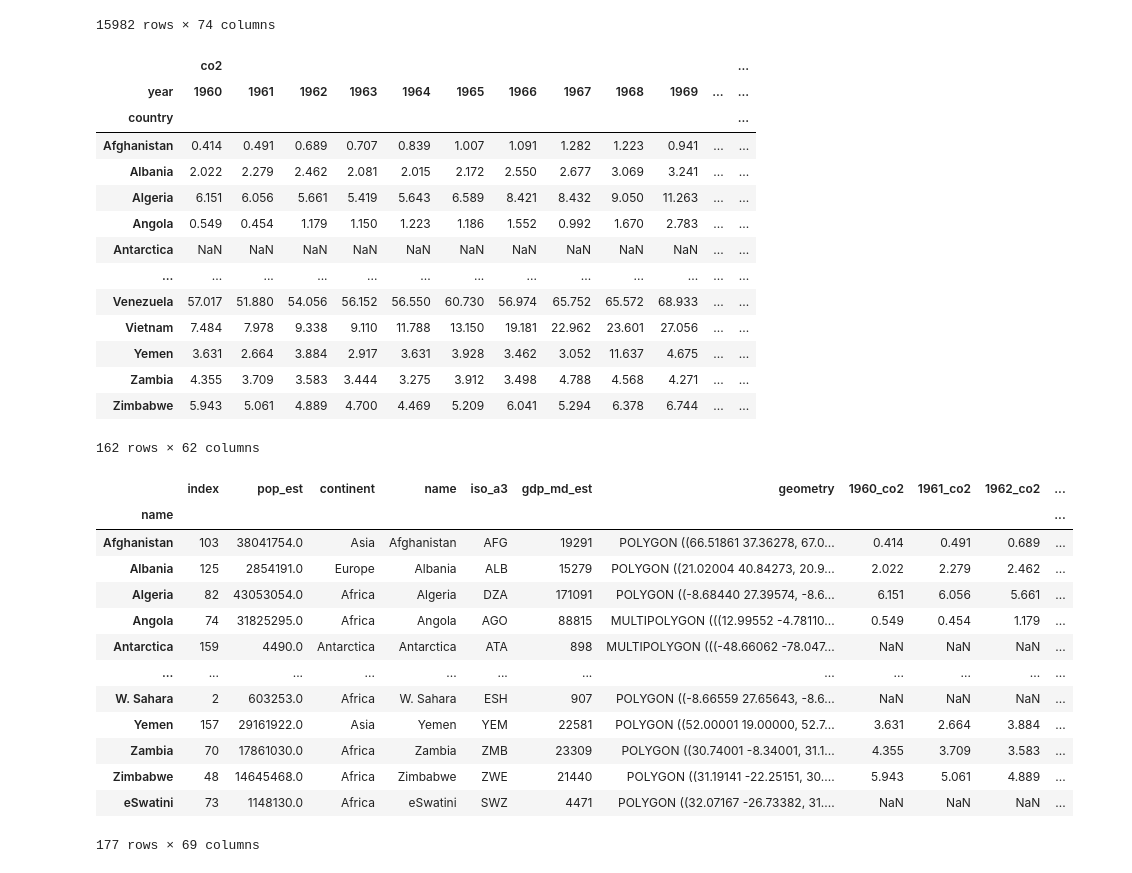
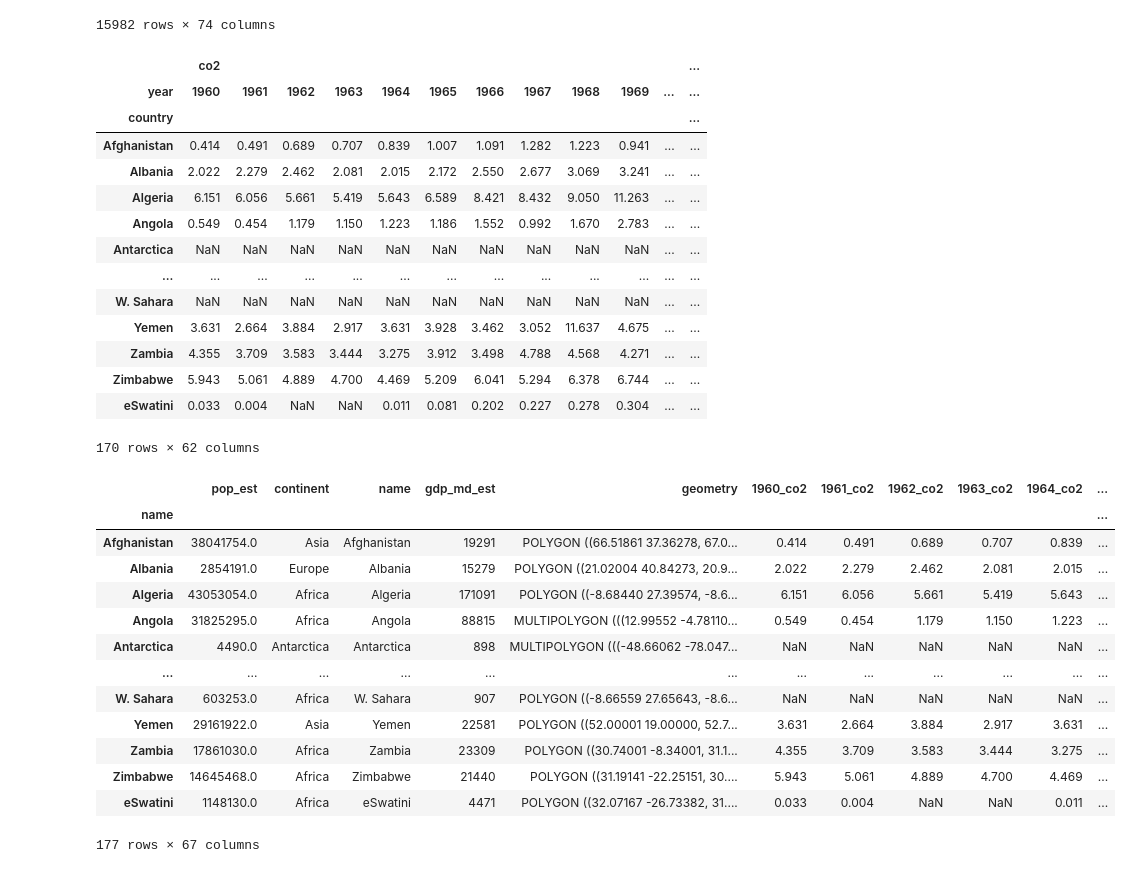
Before and after one commit to ubco-W2022T2-data301/project-group-group42, a Jupyter notebook: analysis/ungraded/cleaning.ipynb, the cells around one changed output. Drawn from its saved outputs; the diff is of its cells as text; code cells hidden in the pictures.

```diff
--- a/analysis/ungraded/cleaning.ipynb
+++ b/analysis/ungraded/cleaning.ipynb
@@ -39,5 +56,15 @@ emissions
 | 46522 | Zimbabwe | 2021 | ZWE | 15993525.0 | NaN | 0.570 | 0.036 | 11.296 | ... |
 15982 rows × 74 columns
 # %%
-emissions.replace({"United States":"United States of America"}, inplace=True)
+#Replace some country names from emissions dataframe to match ones in world df
+emissions.replace({"United States":"United States of America",
+                  "Bosnia and Herzegovina": "Bosnia and Herz.",
+                  'Democratic Republic of Congo':'Dem. Rep. Congo',
+                  "Equatorial Guinea":"Eq. Guinea",
+                  'South Sudan':'S. Sudan',
+                  'Central African Republic':'Central African Rep.',
+                  "Cote d'Ivoire":"Côte d'Ivoire",
+                  'Western Sahara':'W. Sahara',
+                  'Eswatini':'eSwatini',
+                  "Somalia":'Somaliland'}, inplace=True)
 # %%
@@ -55,31 +83,32 @@ pivot
 | Angola | 0.549 | 0.454 | 1.179 | 1.150 | 1.223 | 1.186 | 1.552 | 0.992 | 1.670 | 2.783 | ... | ... |
 | Antarctica | NaN | NaN | NaN | NaN | NaN | NaN | NaN | NaN | NaN | NaN | ... | ... |
 | ... | ... | ... | ... | ... | ... | ... | ... | ... | ... | ... | ... | ... |
-| Venezuela | 57.017 | 51.880 | 54.056 | 56.152 | 56.550 | 60.730 | 56.974 | 65.752 | 65.572 | 68.933 | ... | ... |
-| Vietnam | 7.484 | 7.978 | 9.338 | 9.110 | 11.788 | 13.150 | 19.181 | 22.962 | 23.601 | 27.056 | ... | ... |
+| W. Sahara | NaN | NaN | NaN | NaN | NaN | NaN | NaN | NaN | NaN | NaN | ... | ... |
 | Yemen | 3.631 | 2.664 | 3.884 | 2.917 | 3.631 | 3.928 | 3.462 | 3.052 | 11.637 | 4.675 | ... | ... |
 | Zambia | 4.355 | 3.709 | 3.583 | 3.444 | 3.275 | 3.912 | 3.498 | 4.788 | 4.568 | 4.271 | ... | ... |
 | Zimbabwe | 5.943 | 5.061 | 4.889 | 4.700 | 4.469 | 5.209 | 6.041 | 5.294 | 6.378 | 6.744 | ... | ... |
+| eSwatini | 0.033 | 0.004 | NaN | NaN | 0.011 | 0.081 | 0.202 | 0.227 | 0.278 | 0.304 | ... | ... |
-162 rows × 62 columns
+170 rows × 62 columns
 # %%
 world.index = world["name"]
+world.drop(["index","iso_a3"],axis=1,inplace=True)
 for i in range(1960,2022):
     curr = f"{i}_co2"
     world[curr] = pivot["co2",i]
 world
 # %% [output]
-|  | index | pop_est | continent | name | iso_a3 | gdp_md_est | geometry | 1960_co2 | 1961_co2 | 1962_co2 | ... |
+|  | pop_est | continent | name | gdp_md_est | geometry | 1960_co2 | 1961_co2 | 1962_co2 | 1963_co2 | 1964_co2 | ... |
 | name |  |  |  |  |  |  |  |  |  |  | ... |
-| Afghanistan | 103 | 38041754.0 | Asia | Afghanistan | AFG | 19291 | POLYGON ((66.51861 37.36278, 67.0... | 0.414 | 0.491 | 0.689 | ... |
-| Albania | 125 | 2854191.0 | Europe | Albania | ALB | 15279 | POLYGON ((21.02004 40.84273, 20.9... | 2.022 | 2.279 | 2.462 | ... |
-| Algeria | 82 | 43053054.0 | Africa | Algeria | DZA | 171091 | POLYGON ((-8.68440 27.39574, -8.6... | 6.151 | 6.056 | 5.661 | ... |
-| Angola | 74 | 31825295.0 | Africa | Angola | AGO | 88815 | MULTIPOLYGON (((12.99552 -4.78110... | 0.549 | 0.454 | 1.179 | ... |
-| Antarctica | 159 | 4490.0 | Antarctica | Antarctica | ATA | 898 | MULTIPOLYGON (((-48.66062 -78.047... | NaN | NaN | NaN | ... |
+| Afghanistan | 38041754.0 | Asia | Afghanistan | 19291 | POLYGON ((66.51861 37.36278, 67.0... | 0.414 | 0.491 | 0.689 | 0.707 | 0.839 | ... |
+| Albania | 2854191.0 | Europe | Albania | 15279 | POLYGON ((21.02004 40.84273, 20.9... | 2.022 | 2.279 | 2.462 | 2.081 | 2.015 | ... |
+| Algeria | 43053054.0 | Africa | Algeria | 171091 | POLYGON ((-8.68440 27.39574, -8.6... | 6.151 | 6.056 | 5.661 | 5.419 | 5.643 | ... |
+| Angola | 31825295.0 | Africa | Angola | 88815 | MULTIPOLYGON (((12.99552 -4.78110... | 0.549 | 0.454 | 1.179 | 1.150 | 1.223 | ... |
+| Antarctica | 4490.0 | Antarctica | Antarctica | 898 | MULTIPOLYGON (((-48.66062 -78.047... | NaN | NaN | NaN | NaN | NaN | ... |
 | ... | ... | ... | ... | ... | ... | ... | ... | ... | ... | ... | ... |
-| W. Sahara | 2 | 603253.0 | Africa | W. Sahara | ESH | 907 | POLYGON ((-8.66559 27.65643, -8.6... | NaN | NaN | NaN | ... |
-| Yemen | 157 | 29161922.0 | Asia | Yemen | YEM | 22581 | POLYGON ((52.00001 19.00000, 52.7... | 3.631 | 2.664 | 3.884 | ... |
-| Zambia | 70 | 17861030.0 | Africa | Zambia | ZMB | 23309 | POLYGON ((30.74001 -8.34001, 31.1... | 4.355 | 3.709 | 3.583 | ... |
-| Zimbabwe | 48 | 14645468.0 | Africa | Zimbabwe | ZWE | 21440 | POLYGON ((31.19141 -22.25151, 30.... | 5.943 | 5.061 | 4.889 | ... |
-| eSwatini | 73 | 1148130.0 | Africa | eSwatini | SWZ | 4471 | POLYGON ((32.07167 -26.73382, 31.... | NaN | NaN | NaN | ... |
+| W. Sahara | 603253.0 | Africa | W. Sahara | 907 | POLYGON ((-8.66559 27.65643, -8.6... | NaN | NaN | NaN | NaN | NaN | ... |
+| Yemen | 29161922.0 | Asia | Yemen | 22581 | POLYGON ((52.00001 19.00000, 52.7... | 3.631 | 2.664 | 3.884 | 2.917 | 3.631 | ... |
+| Zambia | 17861030.0 | Africa | Zambia | 23309 | POLYGON ((30.74001 -8.34001, 31.1... | 4.355 | 3.709 | 3.583 | 3.444 | 3.275 | ... |
+| Zimbabwe | 14645468.0 | Africa | Zimbabwe | 21440 | POLYGON ((31.19141 -22.25151, 30.... | 5.943 | 5.061 | 4.889 | 4.700 | 4.469 | ... |
+| eSwatini | 1148130.0 | Africa | eSwatini | 4471 | POLYGON ((32.07167 -26.73382, 31.... | 0.033 | 0.004 | NaN | NaN | 0.011 | ... |
-177 rows × 69 columns
+177 rows × 67 columns
 # %%
```
Also changed, not shown: parts of 11 cells of this notebook.
